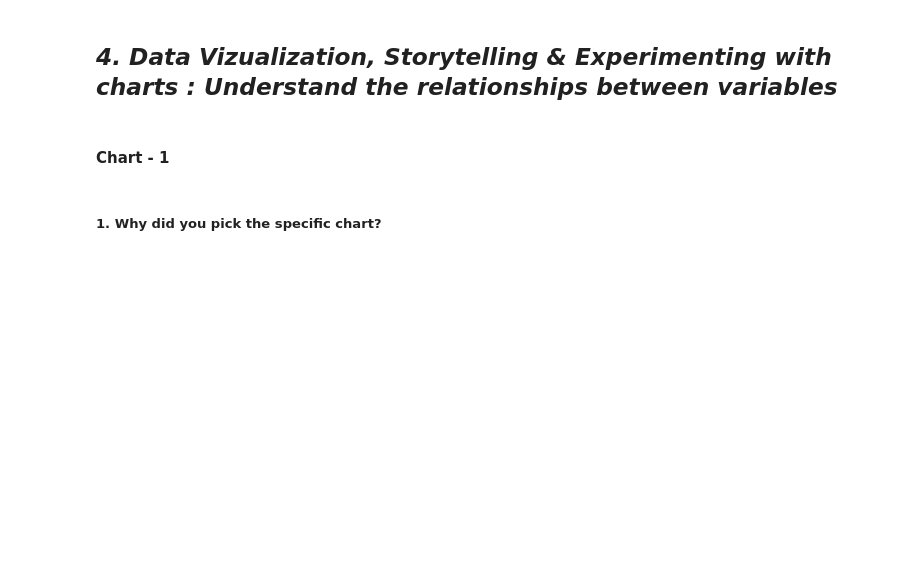
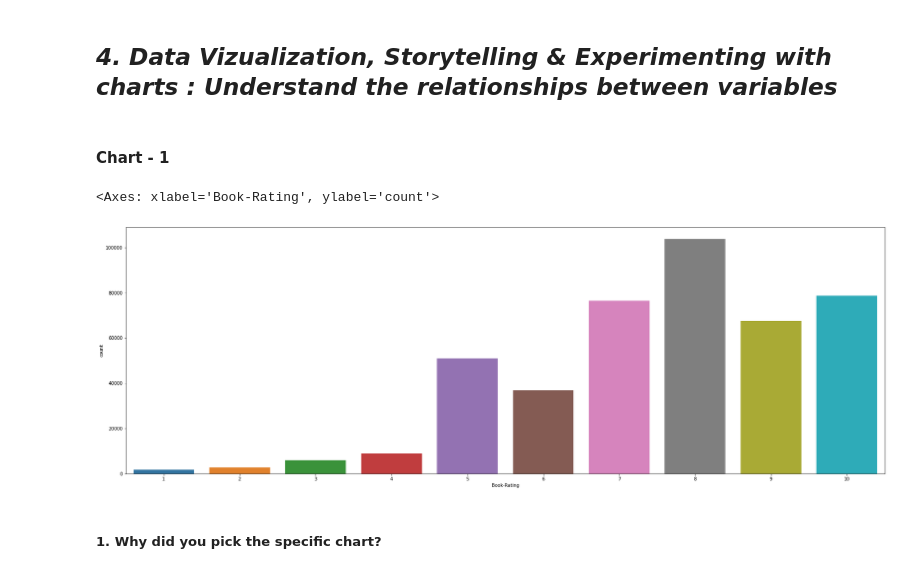
Before and after one commit to vivek72v/Book_Recommendation_Sysytem, a Jupyter notebook: Final_Book_Recommendation_System.ipynb, the cells around one changed output. Saved outputs shown, nothing was run; the diff lists cells and outputs as text; code cells hidden in the pictures; blank space fills up the shorter version.

```diff
--- a/Final_Book_Recommendation_System.ipynb
+++ b/Final_Book_Recommendation_System.ipynb
@@ -227,9 +449,12 @@ Answer Here.
 # %%
 # Chart - 1 visualization code
 plt.rcParams['figure.figsize'] = (30, 10) #Setting the size of figure
 #Distribution of ratings of books
 z = ratings[ratings['Book-Rating']>0]
-sns.countplot(z['Book-Rating'])
+sns.countplot(x = 'Book-Rating' , data = z)
+# %% [output]
+<Axes: xlabel='Book-Rating', ylabel='count'>
+[figure, added]
 # %% [markdown]
 ##### 1. Why did you pick the specific chart?
 # %% [markdown]
```
Also changed, not shown: parts of 58 cells of this notebook.
